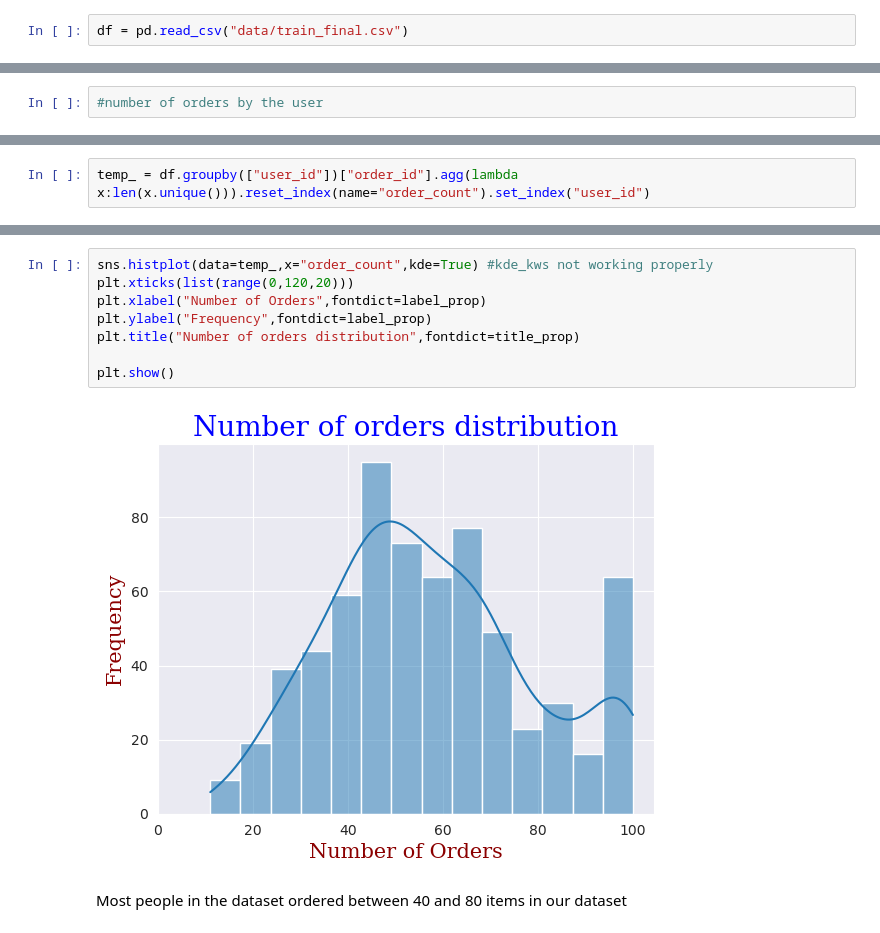
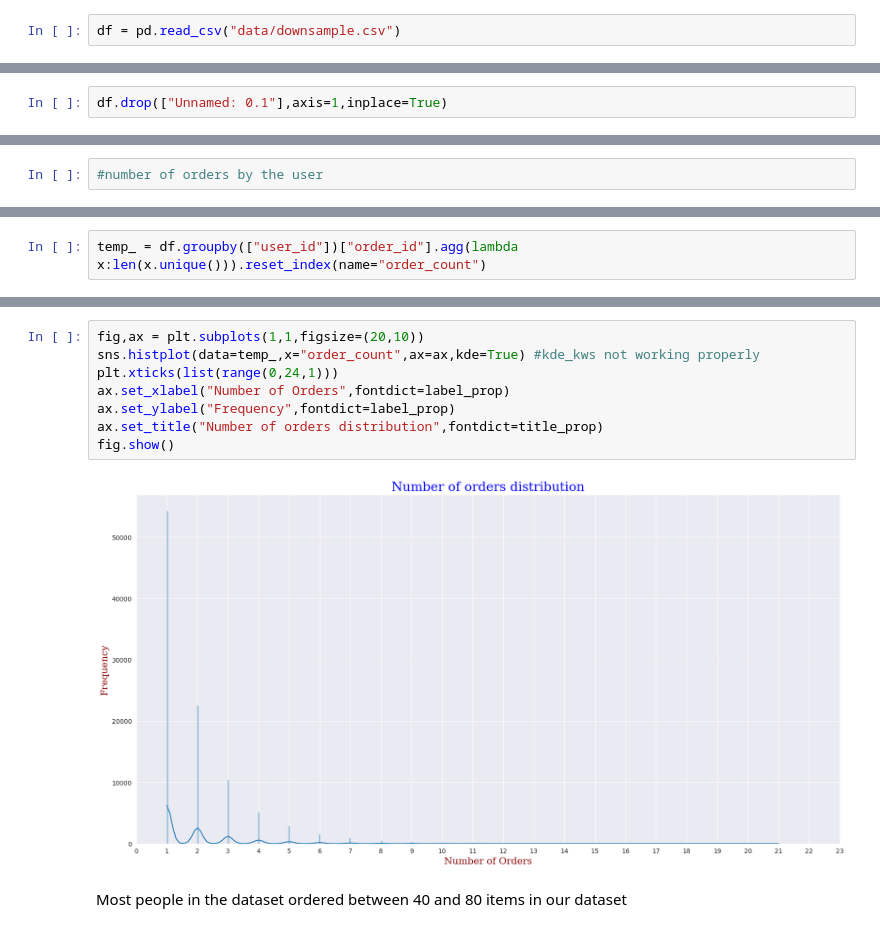
Before and after one commit to Msonu007/infoviz_term, a Jupyter notebook: phase1.ipynb, the cells around one changed output, grey strips where cells are left out. Cells and saved outputs as stored; diff of their text form.

```diff
--- a/phase1.ipynb
+++ b/phase1.ipynb
@@ -11,5 +11,5 @@ PREC = 6
 title_prop = {"font":"serif","color":"blue","size":20}
 label_prop = {"font":"serif","color":"darkred","size":15}
 # %%
-df = pd.read_csv("data/train_final.csv")
+df = pd.read_csv("data/downsample.csv")
 # %%
@@ -28,5 +25,7 @@ len(df)
 # %%
 df.drop(["Unnamed: 0"],axis=1,inplace=True)
+# %%
+df.drop(["Unnamed: 0.1"],axis=1,inplace=True)
 # %%
 df.head()
 # %% [output]
@@ -118,3 +116,3 @@ df
 # %%
-temp_ = df.groupby(["user_id"])["order_id"].agg(lambda x:len(x.unique())).reset_index(name="order_count").set_index("user_id")
+temp_ = df.groupby(["user_id"])["order_id"].agg(lambda x:len(x.unique())).reset_index(name="order_count")
 # %%
@@ -156,13 +150,13 @@ temp_["order_count"].sum()
 # %%
-sns.histplot(data=temp_,x="order_count",kde=True) #kde_kws not working properly
-plt.xticks(list(range(0,120,20)))
-plt.xlabel("Number of Orders",fontdict=label_prop)
-plt.ylabel("Frequency",fontdict=label_prop)
-plt.title("Number of orders distribution",fontdict=title_prop)
-
-plt.show()
+fig,ax = plt.subplots(1,1,figsize=(20,10))
+sns.histplot(data=temp_,x="order_count",ax=ax,kde=True) #kde_kws not working properly
+plt.xticks(list(range(0,24,1)))
+ax.set_xlabel("Number of Orders",fontdict=label_prop)
+ax.set_ylabel("Frequency",fontdict=label_prop)
+ax.set_title("Number of orders distribution",fontdict=title_prop)
+fig.show()
 # %% [output]
-[figure, old version]
+[figure, new version]
 # %% [markdown]
 Most people in the dataset ordered between 40 and 80 items in our dataset
 # %%
```
Also changed, not shown: parts of 66 cells of this notebook.
